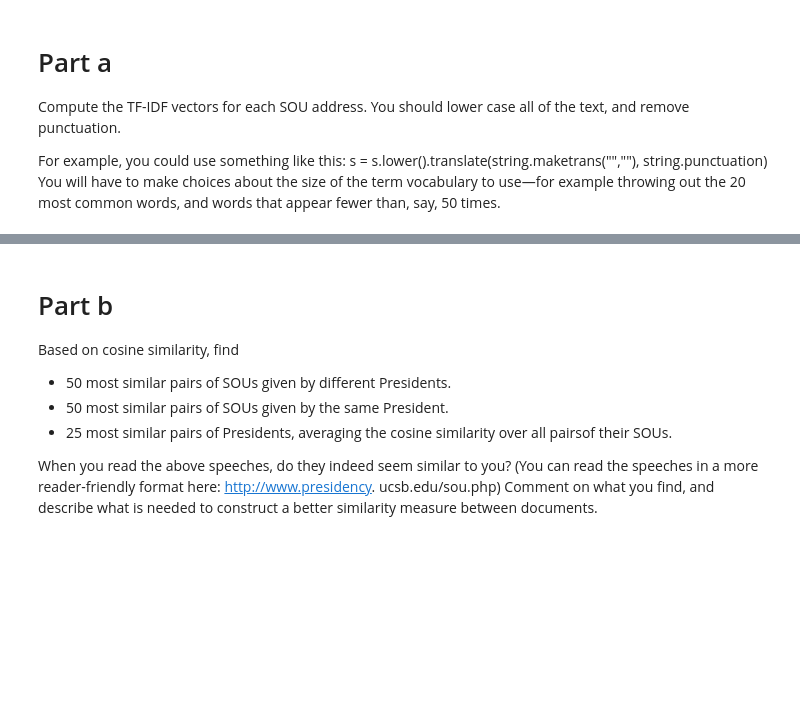
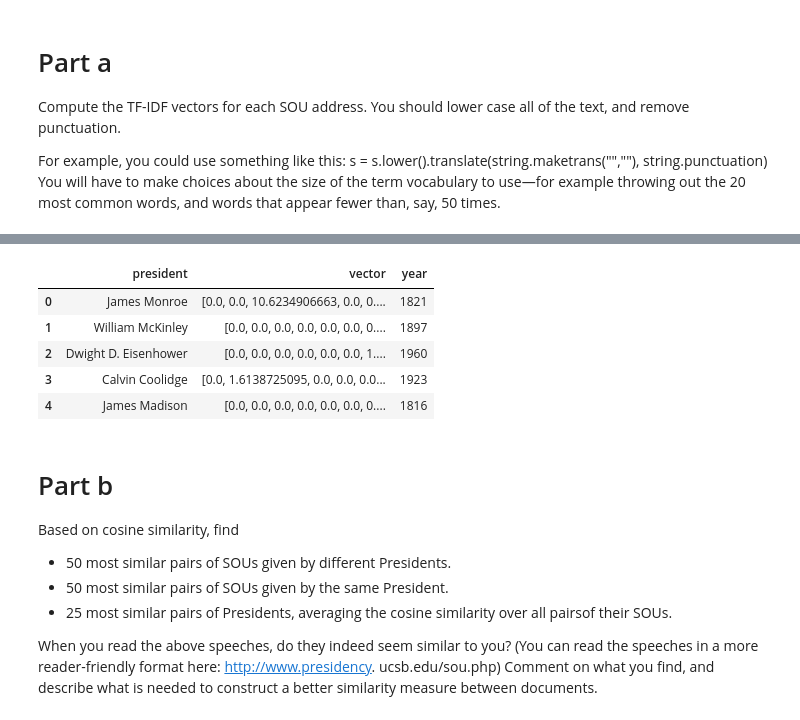
Before and after one commit to reidmcy/ML-Assigments, a Jupyter notebook: lsda/Assignment_2/assn2_prob2.ipynb, the cells around one changed output, grey strips where cells are left out. Cells and saved outputs as stored; diff of their text form; code cells hidden in the pictures; blank space fills up the shorter version.

```diff
--- a/lsda/Assignment_2/assn2_prob2.ipynb
+++ b/lsda/Assignment_2/assn2_prob2.ipynb
@@ -54,7 +55,7 @@ You will have to make choices about the size of the term vocabulary to use—for
 def trans(t):
     return t.lower().encode('utf-8').translate(string.maketrans("",""), string.punctuation).strip().split()
 
-transRDD = data.rdd.map(lambda x:(int(x['year']), trans(x['text'])) )
+transRDD = data.rdd.map(lambda x:(int(x['year']), trans(x['text']), x['president']))
 num_doc = len(transRDD.collect())
 # %%
 allwords = transRDD.flatMap(lambda x: [(w,1) for w in x[1]]).reduceByKey(add).map(lambda x: (x[1], x[0]))\
@@ -71,14 +72,15 @@ def df(l):
     return res
 
 def tf_and_df(x):
-    y = x[0]
+    #y = x[0]
     l = x[1]
     res = []
     for word in vocab:
         c = l.count(word)
         doc_f = dfdic[word]
         tfidf = c*np.log(num_doc/doc_f)
-        res.append([y,word, tfidf])
+        #res.append([y,word, tfidf])
+        res.append(tfidf)
     return res
 # %%
 #get df
@@ -113,0 +89,3 @@ dfRDD.take(10)
+# %%
+tfidfRDD = transRDD.map(lambda x: (x[0],x[2],tf_and_df(x)))
+tfidfRDD.take(4)
@@ -114,3 +117,14 @@ dfRDD.take(10)
+# %%
+d = {"year": year_col, 'president': president_col, "vector": vector_col}
+resDF = pd.DataFrame(d)
+resDF[:5]
+# %% [output]
+|  | president | vector | year |
+| 0 | James Monroe | [0.0, 0.0, 10.6234906663, 0.0, 0.... | 1821 |
+| 1 | William McKinley | [0.0, 0.0, 0.0, 0.0, 0.0, 0.0, 0.... | 1897 |
+| 2 | Dwight D. Eisenhower | [0.0, 0.0, 0.0, 0.0, 0.0, 0.0, 1.... | 1960 |
+| 3 | Calvin Coolidge | [0.0, 1.6138725095, 0.0, 0.0, 0.0... | 1923 |
+| 4 | James Madison | [0.0, 0.0, 0.0, 0.0, 0.0, 0.0, 0.... | 1816 |
 # %% [markdown]
 # Part b
 Based on cosine similarity, find
```
Also changed, not shown: parts of 24 cells of this notebook.
